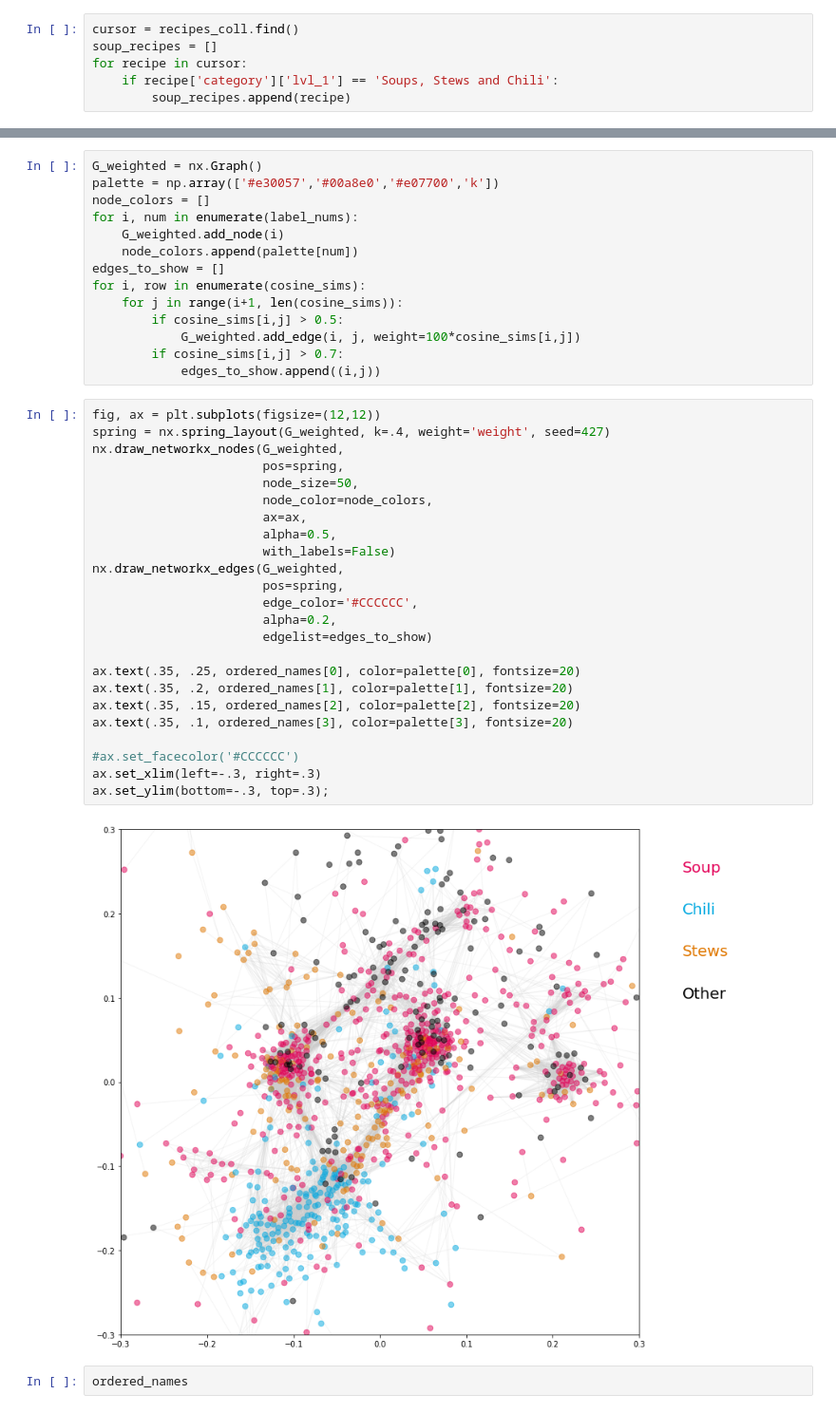
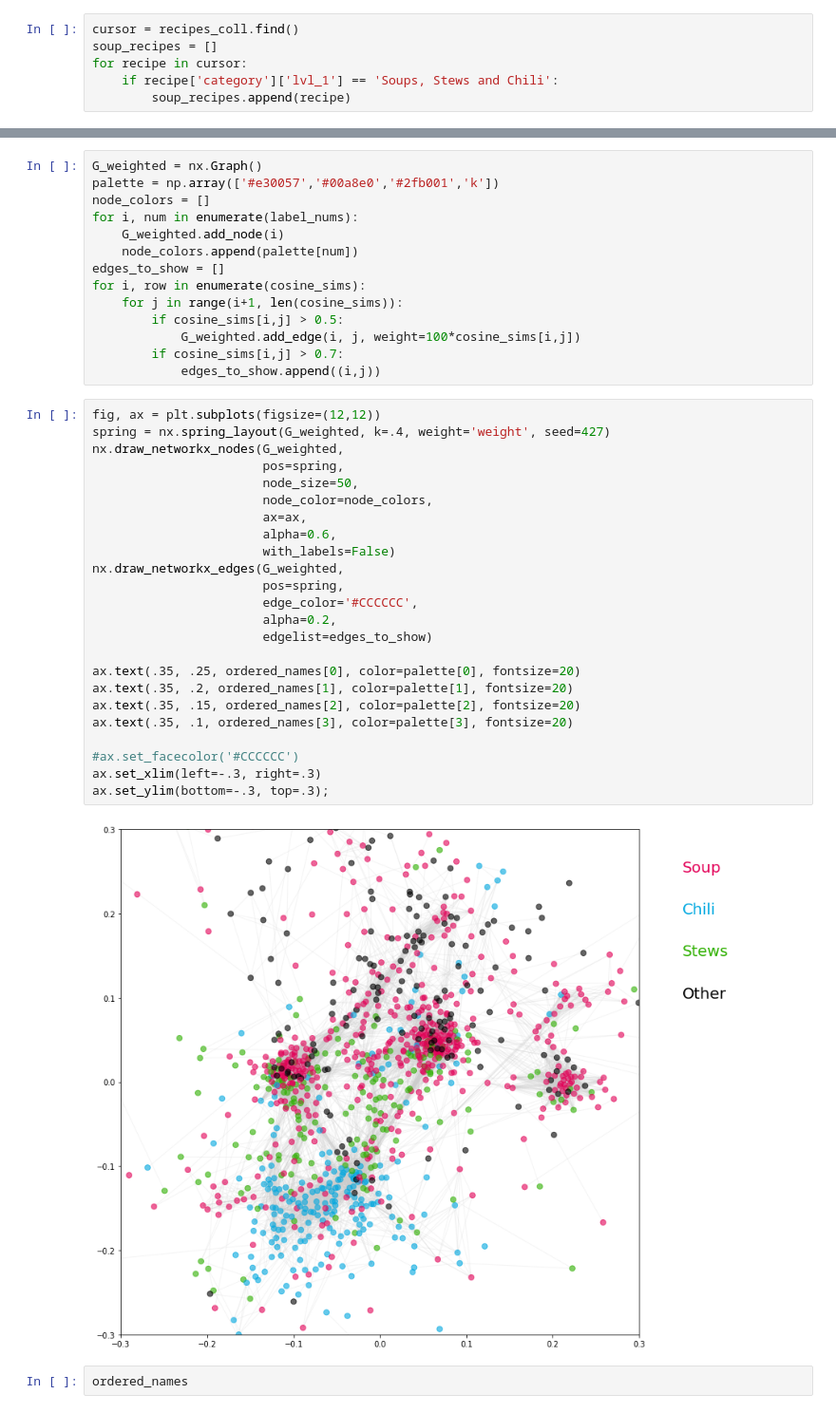
Before and after one commit to alexanderheilman/recipe-vectorizer, a Jupyter notebook: notebooks/soups-graph.ipynb, the cells around one changed output, grey strips where cells are left out. Shown at 95% size. Saved outputs shown, nothing was run; the diff lists cells and outputs as text.

```diff
--- a/notebooks/soups-graph.ipynb
+++ b/notebooks/soups-graph.ipynb
@@ -124,6 +124,6 @@ plt.hist(cosine_sims.flatten(), bins=50);
 # %%
 G_weighted = nx.Graph()
-palette = np.array(['#e30057','#00a8e0','#e07700','k'])
+palette = np.array(['#e30057','#00a8e0','#2fb001','k'])
 node_colors = []
 for i, num in enumerate(label_nums):
     G_weighted.add_node(i)
@@ -138,29 +138,29 @@ for i, row in enumerate(cosine_sims):
 # %%
 fig, ax = plt.subplots(figsize=(12,12))
 spring = nx.spring_layout(G_weighted, k=.4, weight='weight', seed=427)
 nx.draw_networkx_nodes(G_weighted,
                        pos=spring,
                        node_size=50,
                        node_color=node_colors,
                        ax=ax,
-                       alpha=0.5,
+                       alpha=0.6,
                        with_labels=False)
 nx.draw_networkx_edges(G_weighted,
                        pos=spring,
                        edge_color='#CCCCCC',
                        alpha=0.2,
                        edgelist=edges_to_show)
 
 ax.text(.35, .25, ordered_names[0], color=palette[0], fontsize=20)
 ax.text(.35, .2, ordered_names[1], color=palette[1], fontsize=20)
 ax.text(.35, .15, ordered_names[2], color=palette[2], fontsize=20)
 ax.text(.35, .1, ordered_names[3], color=palette[3], fontsize=20)
 
 #ax.set_facecolor('#CCCCCC')
 ax.set_xlim(left=-.3, right=.3)
 ax.set_ylim(bottom=-.3, top=.3);
 # %% [output]
-[figure, old version]
+[figure, new version]
 # %%
 ordered_names
 # %% [output]
```
Also changed, not shown: parts of 2 cells of this notebook, 4 other files.
